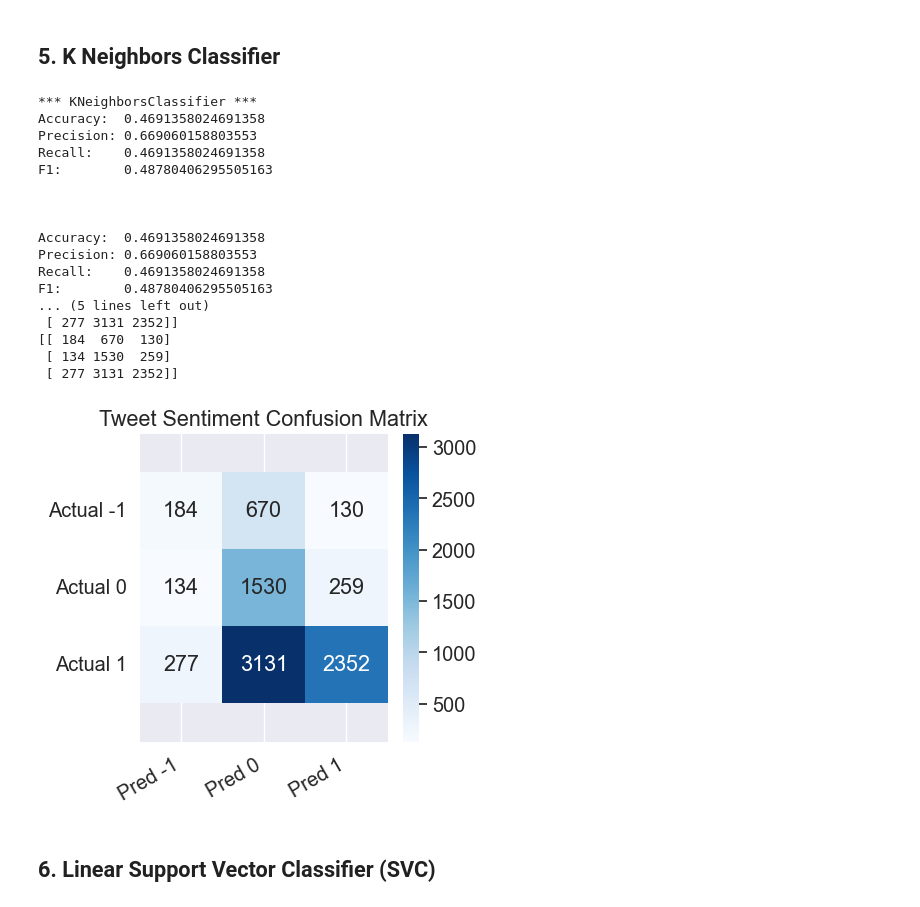
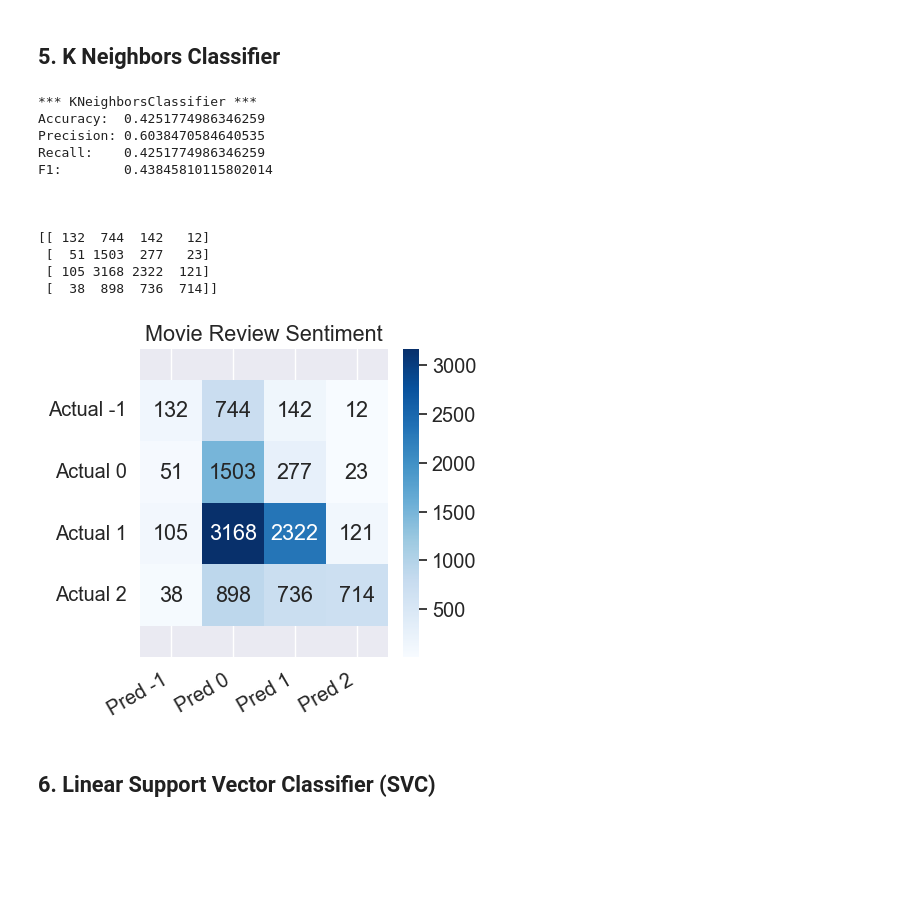
Before and after one commit to NafisNaufal/climate-change-sentiment-analysis, a Jupyter notebook: kaggle model/base.ipynb, the cells around one changed output. Cells and saved outputs as stored; diff of their text form; code cells hidden in the pictures; blank space fills up the shorter version.

```diff
--- a/paper's model/twitter-climate-change-sentiment-analysis.ipynb
+++ b/kaggle model/base.ipynb
@@ -705,55 +646,57 @@ def evaluateModel(model, X_test, y_test, title):
     return clsScoreDict
 # %%
 def modelAndPredict(X, target, model):
-    """
+    '''
     Build model and predict scores.
 
     :param X: X contains the stemmed and vectorized sentences.
     :param target: the sentiment rating
     :param model: selected model
     :return: X_test, y_test, and y_predicted values.
-    """
+    '''
 
     modelType = model.__class__.__name__
 
     # Create training set with 75% of data and test set with 25% of data.
-    X_train, X_test, y_train, y_test = train_test_split(X, target, train_size=0.75)
+    X_train, X_test, y_train, y_test = train_test_split(
+        X, target, train_size=0.75
+    )
 
     # Build the model with the training data.
     clfModel = model.fit(X_train, y_train)
     clsScoreDict = evaluateModel(clfModel, X_test, y_test, modelType)
 
+
     # Predict target values.
     y_prediction = model.predict(X_test)
 
     return X_test, y_test, y_prediction, clsScoreDict
 # %%
 def showFormattedConfusionMatrix(y_test, y_predicted):
-    """
+    '''
     Draw the confusion matrix.
     :param y_test
     :param y_predicted
     :return:
-    """
+    '''
     # print a simple confusion matrix
-    labels_sorted = sorted(
-        pd.unique(pd.concat([pd.Series(y_test), pd.Series(y_predicted)]))
-    )
-    cm = metrics.confusion_matrix(y_test.values, y_predicted, labels=labels_sorted)
+    cm = metrics.confusion_matrix(y_test.values, y_predicted)
     print(cm)
 
-    # Build dynamic labels for current classes
-    index_labels = [f"Actual {lbl}" for lbl in labels_sorted]
-    col_labels = [f"Pred {lbl}" for lbl in labels_sorted]
-    df_cm = pd.DataFrame(cm, index=index_labels, columns=col_labels)
+    # Show confusion matrix with colored background.
+    Index = ['Actual -1', 'Actual 0', 'Actual 1', 'Actual 2', ]
+    Cols = ['Pred -1', 'Pred 0', 'Pred 1', 'Pred 2']
+    df = pd.DataFrame(cm, index=Index, columns=Cols)
+    plt.figure(figsize=(4, 4))
 
-    plt.figure(figsize=(4, 4))
-    ax = sns.heatmap(df_cm, cmap="Blues", annot=True, fmt="g")
+    ax = sns.heatmap(df, cmap='Blues', annot=True, fmt='g')
     bottom, top = ax.get_ylim()
-    ax.set(title="Tweet Sentiment Confusion Matrix")
+    ax.set(title="Movie Review Sentiment")
     ax.set_ylim(bottom + 0.5, top - 0.5)
-    ax.set_xticklabels(ax.get_xticklabels(), rotation=30, horizontalalignment="right")
-    ax.set_yticklabels(ax.get_yticklabels(), rotation=0, horizontalalignment="right")
+    ax.set_xticklabels(ax.get_xticklabels(), rotation=30,
+                       horizontalalignment='right')
+    ax.set_yticklabels(ax.get_yticklabels(), rotation=0,
+                       horizontalalignment='right')
 # %%
 # bi-gram vectorization
 NGRAM_RANGE_START = 2
@@ -993,29 +913,22 @@ F1:        0.7333759670027067
 # %%
 model = KNeighborsClassifier()
 # %%
-X_test, y_test, y_predicted, knnScoreDict = modelAndPredict(
-    vectorizedTweets, df["sentiment"], model
-)
+X_test, y_test, y_predicted, knnScoreDict = modelAndPredict(vectorizedTweets, df['sentiment'], model)
 showFormattedConfusionMatrix(y_test, y_predicted)
 # %% [output]
 *** KNeighborsClassifier ***
-Accuracy:  0.4691358024691358
-Precision: 0.669060158803553
-Recall:    0.4691358024691358
-F1:        0.48780406295505163
+Accuracy:  0.4251774986346259
+Precision: 0.6038470584640535
+Recall:    0.4251774986346259
+F1:        0.43845810115802014
 
 
 
-Accuracy:  0.4691358024691358
-Precision: 0.669060158803553
-Recall:    0.4691358024691358
-F1:        0.48780406295505163
-... (5 lines left out)
- [ 277 3131 2352]]
-[[ 184  670  130]
- [ 134 1530  259]
- [ 277 3131 2352]]
+[[ 132  744  142   12]
+ [  51 1503  277   23]
+ [ 105 3168 2322  121]
+ [  38  898  736  714]]
-[figure, old version]
+[figure, new version]
 # %% [markdown]
 ## 6. Linear Support Vector Classifier (SVC)
 # %%
```
Also changed, not shown: parts of 52 cells of this notebook, 10 other files.
